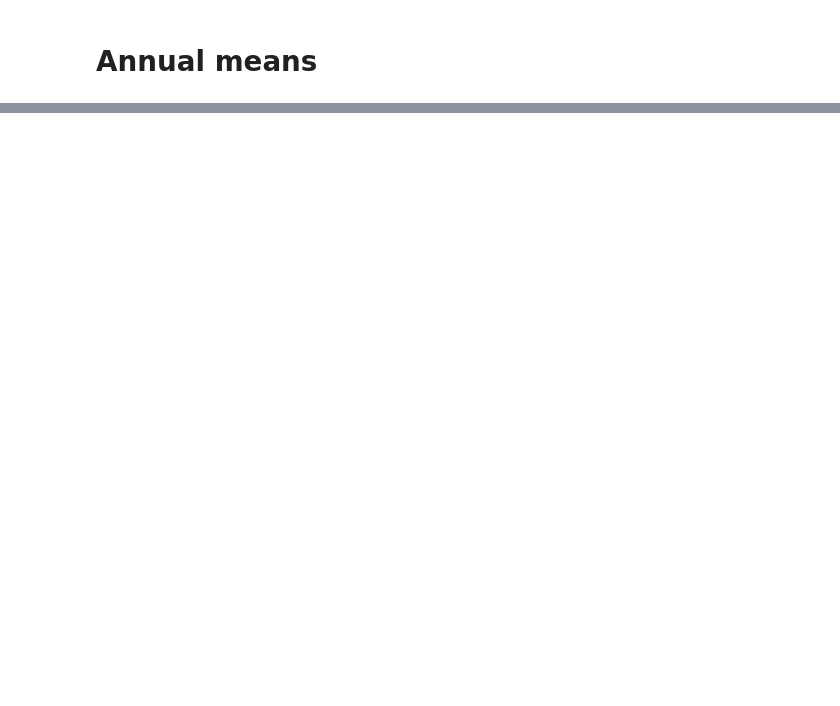
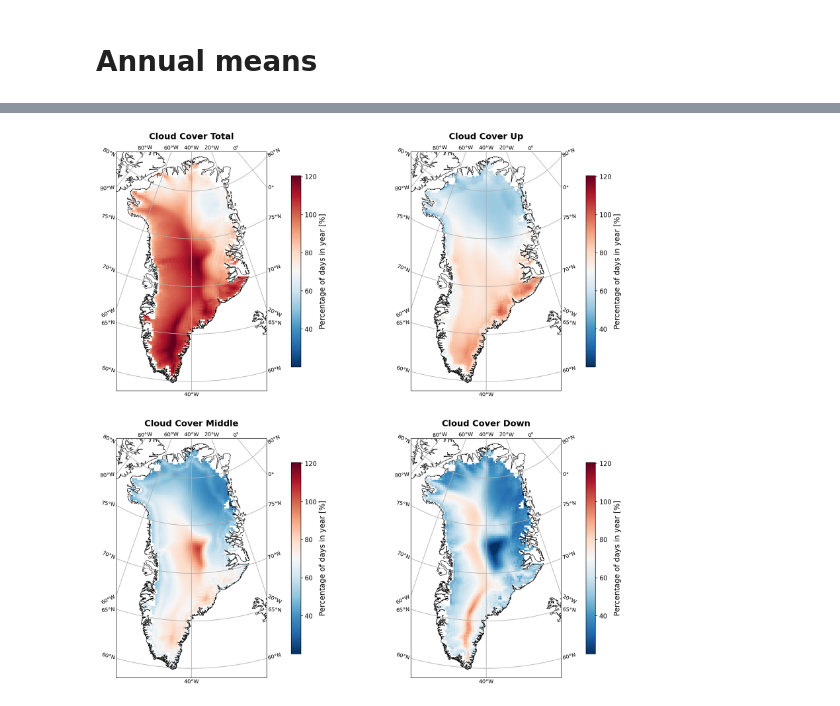
Before and after one commit to raf-antwerpen/rces-final-project, a Jupyter notebook: final_project.ipynb, the cells around one changed output, grey strips where cells are left out. Drawn from its saved outputs; the diff is of its cells as text; code cells hidden in the pictures; blank space fills up the shorter version.

```diff
--- a/final_project.ipynb
+++ b/final_project.ipynb
@@ -275,0 +236,61 @@ plt.grid(linestyle=':')
+# %%
+fig = plt.figure(figsize=(18,18))
+
+ax0 = fig.add_subplot(221, projection = ccrs.Orthographic(central_lon, central_lat))
+ax0.plot(np.random.rand(10))
+ax0.set_extent(extent)
+ax0.coastlines(resolution = '10m', linewidth=0.7)
+ax0.pcolor(lon, lat, np.nanmean(ds_MSK.CC, axis=0) * GrIS_label, transform=ccrs.PlateCarree(), cmap='RdBu_r', vmin=0.1, vmax=0.8)
+ax0.gridlines(draw_labels=True, linewidth=1, alpha=1)
+ax0.xlocator = mticker.FixedLocator([-60, -40, -20])
+ax0.xlabel_style = {'size': 15, 'color': 'black'}
+ax0.ylocator = mticker.FixedLocator([60, 70, 80])
+ax0.ylabel_style = {'size': 15, 'color': 'black'}
+ax0.set_title('Cloud Cover Total', weight='bold', fontsize=16, pad=10);
+cbar0 = fig.colorbar(c, ax=ax0, pad = 0.1, shrink=0.8)
+cbar0.set_label('Percentage of days in year [%]', fontsize=14)
+cbar0.ax.tick_params(labelsize=12)
+
+ax1 = fig.add_subplot(222, projection = ccrs.Orthographic(central_lon, central_lat))
+ax1.set_extent(extent)
+ax1.coastlines(resolution = '10m', linewidth=0.7)
+ax1.pcolor(lon, lat, np.nanmean(ds_MSK.CU, axis=0) * GrIS_label, transform=ccrs.PlateCarree(), cmap='RdBu_r', vmin=0.1, vmax=0.8)
+ax1.gridlines(draw_labels=True, linewidth=1, alpha=1)
+ax1.xlocator = mticker.FixedLocator([-60, -40, -20])
+ax1.xlabel_style = {'size': 15, 'color': 'black'}
+ax1.ylocator = mticker.FixedLocator([60, 70, 80])
+ax1.ylabel_style = {'size': 15, 'color': 'black'}
+ax1.set_title('Cloud Cover Up', weight='bold', fontsize=16, pad=10);
+cbar1 = fig.colorbar(c, ax=ax1, pad = 0.1, shrink=0.8)
+cbar1.set_label('Percentage of days in year [%]', fontsize=14)
+cbar1.ax.tick_params(labelsize=12)
+
+ax2 = fig.add_subplot(223, projection = ccrs.Orthographic(central_lon, central_lat))
+ax2.set_extent(extent)
+ax2.coastlines(resolution = '10m', linewidth=0.7)
+ax2.pcolor(lon, lat, np.nanmean(ds_MSK.CM, axis=0) * GrIS_label, transform=ccrs.PlateCarree(), cmap='RdBu_r', vmin=0.1, vmax=0.8)
+ax2.gridlines(draw_labels=True, linewidth=1, alpha=1)
+ax2.xlocator = mticker.FixedLocator([-60, -40, -20])
+ax2.xlabel_style = {'size': 15, 'color': 'black'}
+ax2.ylocator = mticker.FixedLocator([60, 70, 80])
+ax2.ylabel_style = {'size': 15, 'color': 'black'}
+ax2.set_title('Cloud Cover Middle', weight='bold', fontsize=16, pad=10);
+cbar2 = fig.colorbar(c, ax=ax2, pad = 0.1, shrink=0.8)
+cbar2.set_label('Percentage of days in year [%]', fontsize=14)
+cbar2.ax.tick_params(labelsize=12)
+
+ax3 = fig.add_subplot(224, projection = ccrs.Orthographic(central_lon, central_lat))
+ax3.set_extent(extent)
+ax3.coastlines(resolution = '10m', linewidth=0.7)
+ax3.pcolor(lon, lat, np.nanmean(ds_MSK.CD, axis=0) * GrIS_label, transform=ccrs.PlateCarree(), cmap='RdBu_r', vmin=0.1, vmax=0.8)
+ax3.gridlines(draw_labels=True, linewidth=1, alpha=1)
+ax3.xlocator = mticker.FixedLocator([-60, -40, -20])
+ax3.xlabel_style = {'size': 15, 'color': 'black'}
+ax3.ylocator = mticker.FixedLocator([60, 70, 80])
+ax3.ylabel_style = {'size': 15, 'color': 'black'}
+ax3.set_title('Cloud Cover Down', weight='bold', fontsize=16, pad=10);
+cbar3 = fig.colorbar(c, ax=ax3, pad = 0.1, shrink=0.8)
+cbar3.set_label('Percentage of days in year [%]', fontsize=14)
+cbar3.ax.tick_params(labelsize=12)
+# %% [output]
+[figure, added]
```
Also changed, not shown: parts of 47 cells of this notebook, 2 other files.
